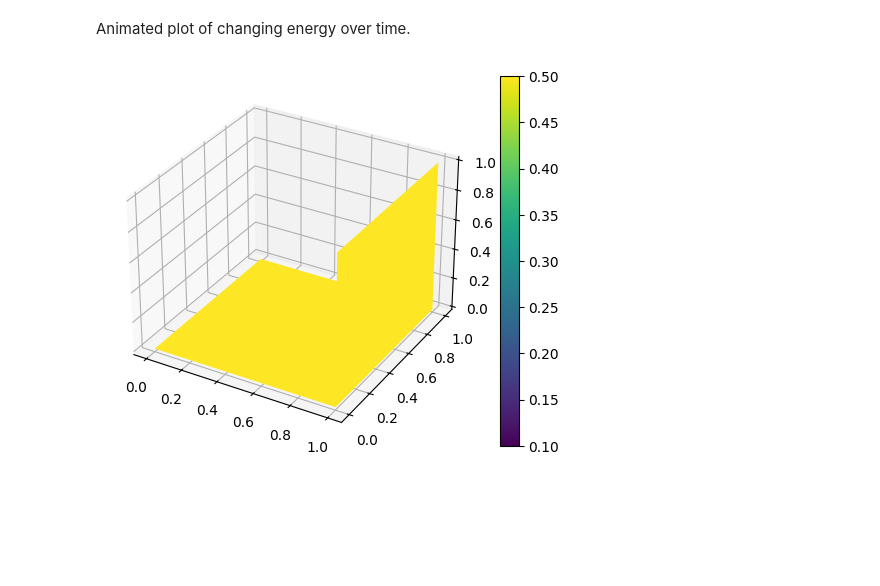
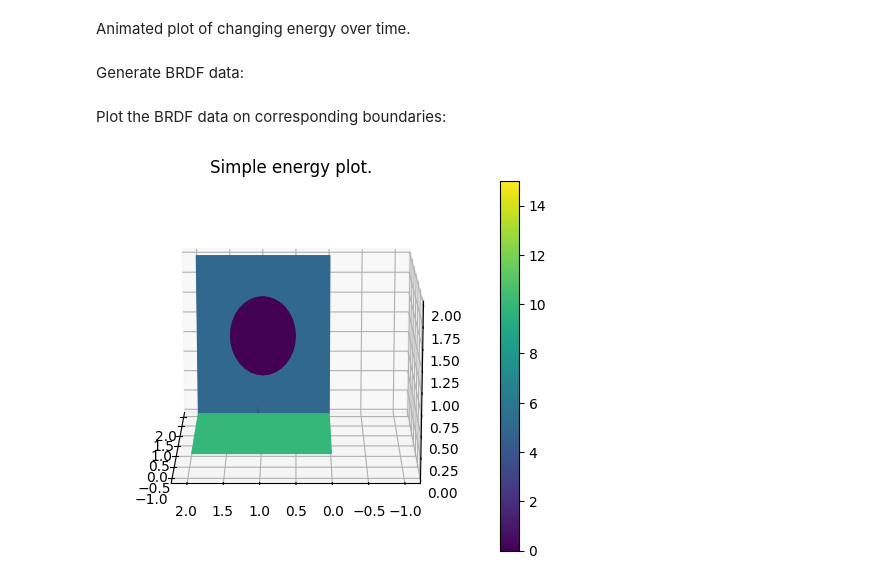
Before and after one commit to sparrow-acoustics/sparrowpy, a Jupyter notebook: examples/simple_plot_example.ipynb, the cells around one changed output. Cells and saved outputs as stored; diff of their text form; code cells hidden in the pictures; blank space fills up the shorter version.

```diff
--- a/examples/simple_plot_example.ipynb
+++ b/examples/simple_plot_example.ipynb
@@ -46,19 +52,19 @@ plt.show()
 # %% [markdown]
 Animated plot of changing energy over time.
 # %%
-arbitrary_energy_data = np.linspace(0.5, 0.1, 100)
-arbitrary_energy_data = np.resize(
-    arbitrary_energy_data,
-    (boundaries.shape[0], 100),
-)
-fig = plt.figure()
-ax = fig.add_subplot(projection="3d")
-anim, ax = sp.plot.animate_polygons_3d(
-    boundaries,
-    arbitrary_energy_data,
-    ax=ax,
-    animation_fps=10,
-)
-plt.show()
+# arbitrary_energy_data = np.linspace(0.5, 0.1, 100)
+# arbitrary_energy_data = np.resize(
+#     arbitrary_energy_data,
+#     (boundaries.shape[0], 100),
+# )
+# fig = plt.figure()
+# ax = fig.add_subplot(projection="3d")
+# anim, ax = sp.plot.animate_polygons_3d(
+#     boundaries,
+#     arbitrary_energy_data,
+#     ax=ax,
+#     animation_fps=10,
+# )
+# plt.show()
-# %% [output]
-[figure, removed]
+# %% [markdown]
+Generate BRDF data:
@@ -64,0 +177,23 @@ plt.show()
+# %% [markdown]
+Plot the BRDF data on corresponding boundaries:
+# %%
+# clip data for better visualization
+brdf_array.freq[brdf_array.freq > 1] = 1
+fig = plt.figure()
+ax = fig.add_subplot(projection="3d")
+sp.plot.polygons_3d(
+    edge_points=boundaries,
+    energy=energy,
+    ax=ax,
+    v_min=0,
+    v_max=15,
+    colorbar=True,
+    brdf_points=brdf_out,  # equal to brdf_in
+    brdf_data=brdf_array,
+    scale_brdf=0.5,
+)
+plt.title("Simple energy plot.")
+ax.view_init(elev=15, azim=180, roll=0)
+plt.show()
+# %% [output]
+[figure, added]
```
Also changed, not shown: parts of 5 cells of this notebook, 1 other file.
